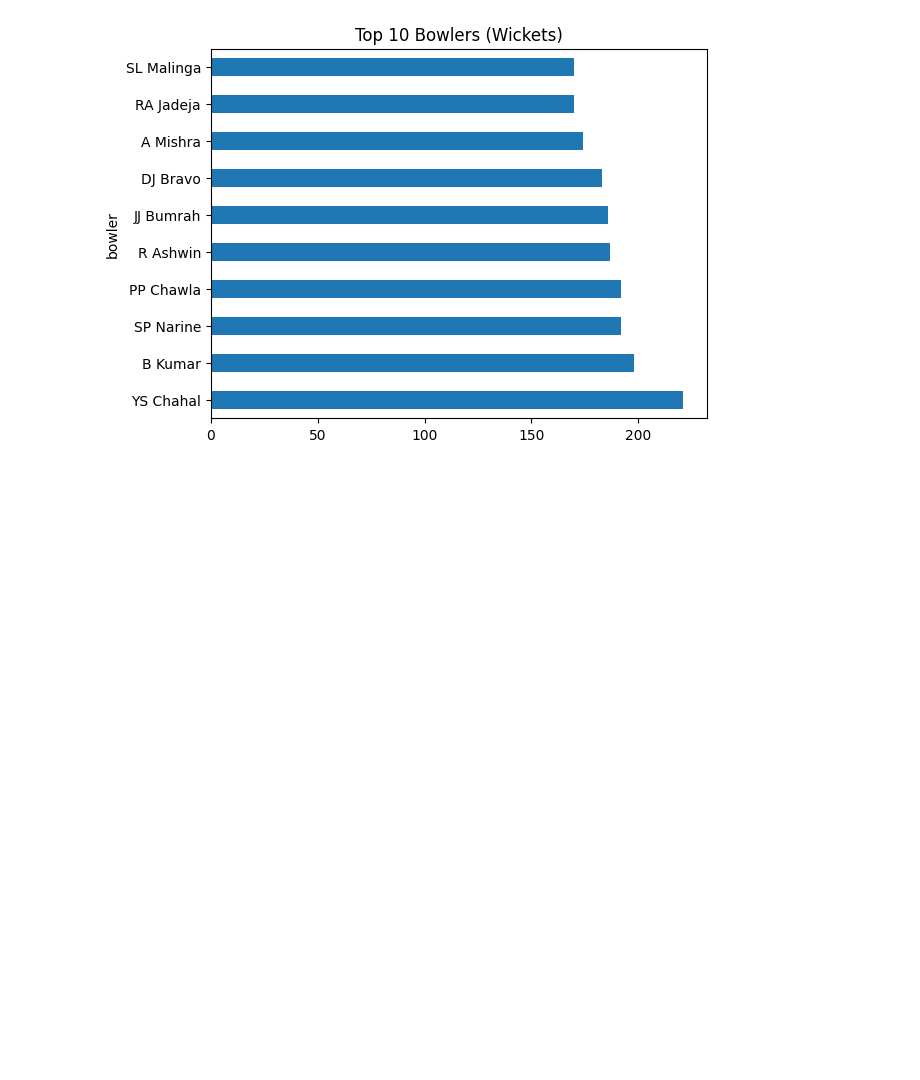
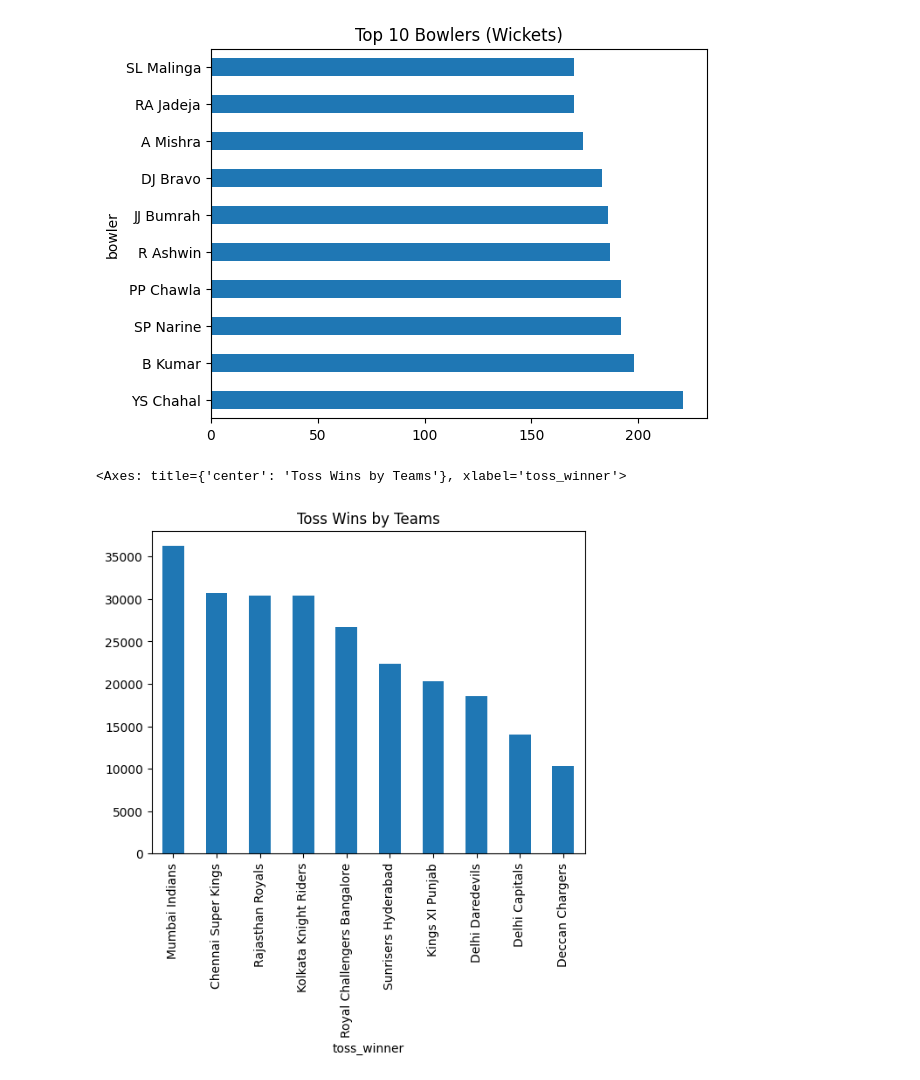
Before and after one commit to RAVIKANTH55-rgb/ipl-data-analysis, a Jupyter notebook: IPL_Analysisipynb.ipynb, the cells around one changed output. Drawn from its saved outputs; the diff is of its cells as text; code cells hidden in the pictures; blank space fills up the shorter version.

```diff
--- a/IPL_Analysisipynb.ipynb
+++ b/IPL_Analysisipynb.ipynb
@@ -14,3 +14,9 @@ top_bowlers.plot(kind="barh", title="Top 10 Bowlers (Wickets)")
 # %% [output]
 <Axes: title={'center': 'Top 10 Bowlers (Wickets)'}, ylabel='bowler'>
 [figure]
+# %%
+toss_wins = df["toss_winner"].value_counts().head(10)
+toss_wins.plot(kind="bar", title="Toss Wins by Teams")
+# %% [output]
+<Axes: title={'center': 'Toss Wins by Teams'}, xlabel='toss_winner'>
+[figure, added]
```
Also changed, not shown: parts of 2 cells of this notebook.
